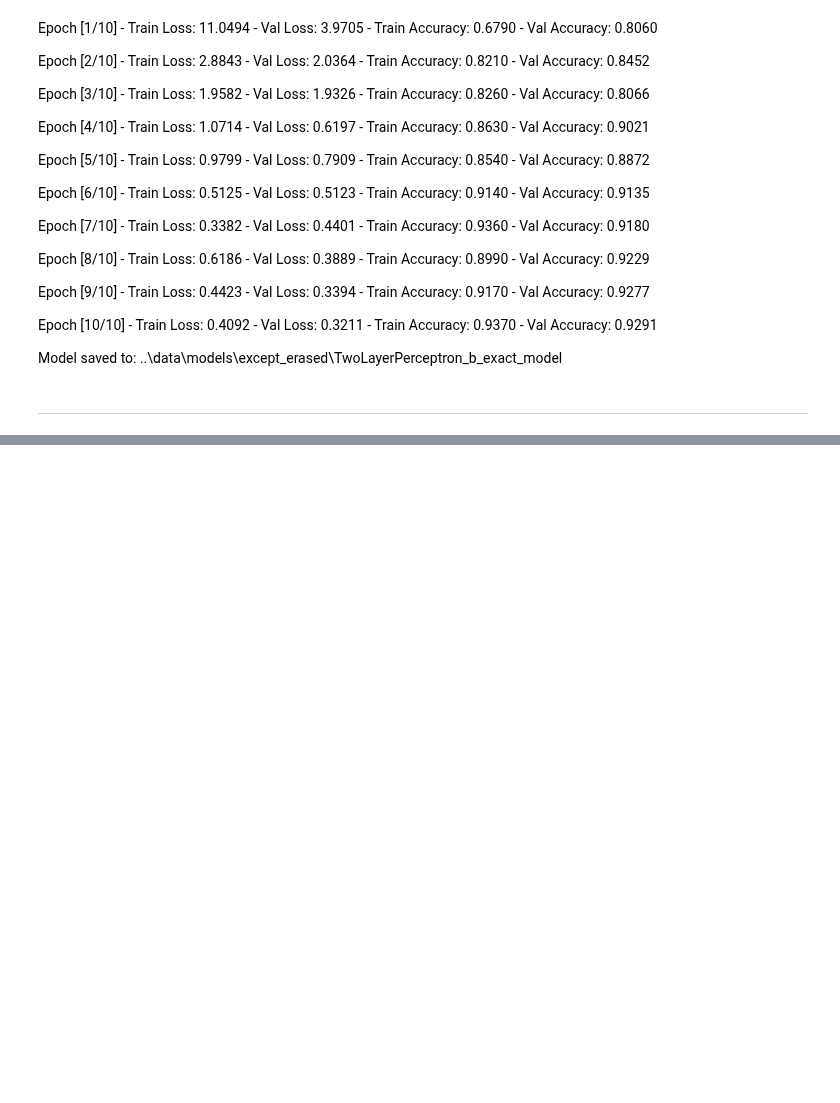
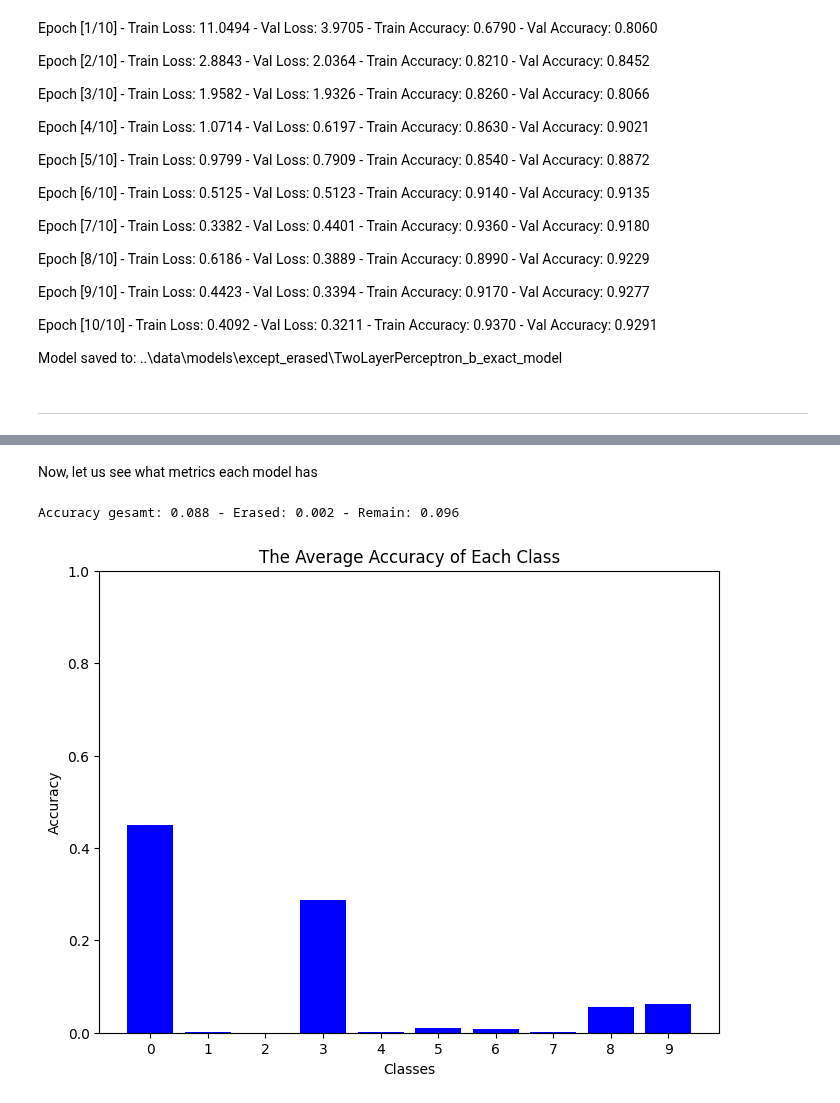
Before and after one commit to MoraiT01/study_on_unlearning, a Jupyter notebook: notebooks/network_compare.ipynb, the cells around one changed output, grey strips where cells are left out. Saved outputs shown, nothing was run; the diff lists cells and outputs as text; code cells hidden in the pictures; blank space fills up the shorter version.

Commit message:
first model compare

```diff
--- a/notebooks/network_compare.ipynb
+++ b/notebooks/network_compare.ipynb
@@ -173,0 +221,41 @@ ___
+# %%
+# a function will help to caplse metric clac
+def evaluate_model(model: TwoLayerPerceptron):
+    """"""
+
+    a_gesamt = calc_accuracy(model, D_GESAMT)
+    a_erased = calc_accuracy(model, D_ERASED)
+    a_remain = calc_accuracy(model, D_REMAIN)
+
+
+    print(f"Accuracy gesamt: {a_gesamt:.3f} - Erased: {a_erased:.3f} - Remain: {a_remain:.3f}")
+
+    a_classes = {k: calc_accuracy(model, v) for k, v in D_CLASSES.items()}
+    # Create the bar plot
+    plt.figure(figsize=(8, 6))
+    bars = plt.bar(a_classes.keys(), a_classes.values(), color='blue')
+
+    # Set y-axis limits from 0 to 1
+    plt.ylim(0, 1)
+
+    # Add labels and title
+    plt.xlabel('Classes')
+    plt.ylabel('Accuracy')
+    plt.title('The Average Accuracy of Each Class')
+
+    # Show the exact value on top of each bar
+    for bar in bars:
+        yval = bar.get_height()
+        plt.text(bar.get_x() + bar.get_width()/2, yval + 0.02, round(yval, 2), ha='center', va='bottom')
+
+
+    # Display the plot
+    plt.show()
+    pass
+# %% [markdown]
+Now, let us see what metrics each model has
+# %%
+evaluate_model(untrained_model)
+# %% [output]
+Accuracy gesamt: 0.088 - Erased: 0.002 - Remain: 0.096
+[figure, added]
```
Also changed, not shown: parts of 8 cells of this notebook, 3 other files.
